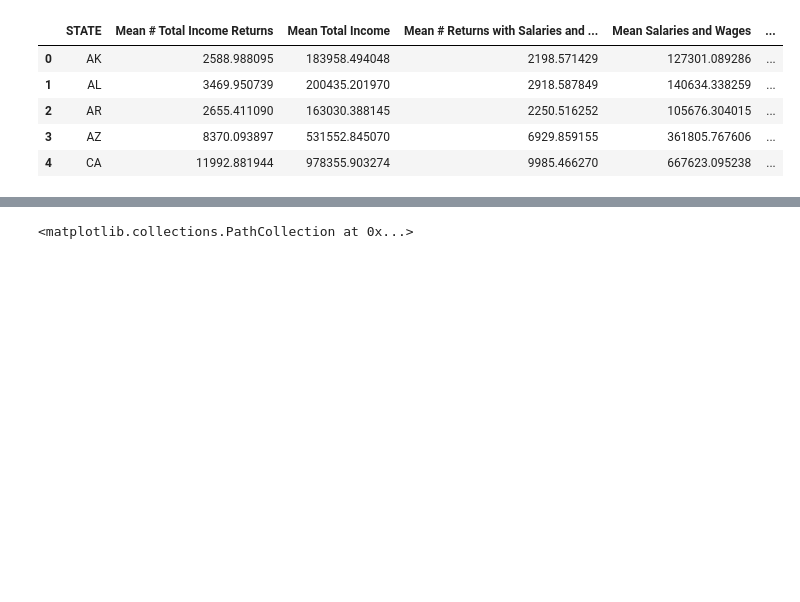
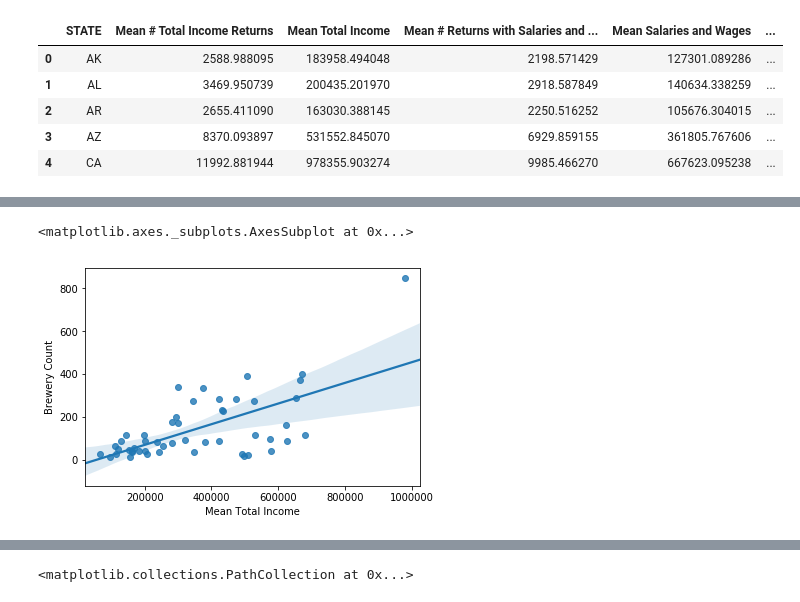
Before and after one commit to sjlapan/Economic_Predictors_of_Brewery_Success, a Jupyter notebook: Brewery_and_Tax_Data_by_State_EDA_LaPan.ipynb, the cells around one changed output, grey strips where cells are left out. Drawn from its saved outputs; the diff is of its cells as text; code cells hidden in the pictures; blank space fills up the shorter version.

```diff
--- a/Brewery_and_Tax_Data_by_State_EDA_LaPan.ipynb
+++ b/Brewery_and_Tax_Data_by_State_EDA_LaPan.ipynb
@@ -164,0 +214,9 @@ plt.scatter(state_summary_df["Mean Total Income"], state_summary_df["Brewery Cou
+# %%
+sns.regplot("Mean Total Income", "Brewery Count", data = state_summary_df,scatter = True, fit_reg = True,)
+# http://seaborn.pydata.org/generated/seaborn.regplot.html?highlight=regplot#seaborn.regplot
+
+# Translucent bands represent the confidence interval for the regression estimate.
+# Estimated using a bootstrap
+# %% [output]
+<matplotlib.axes._subplots.AxesSubplot at 0x...>
+[figure, added]
```
Also changed, not shown: parts of 22 cells of this notebook, 2 other files.
